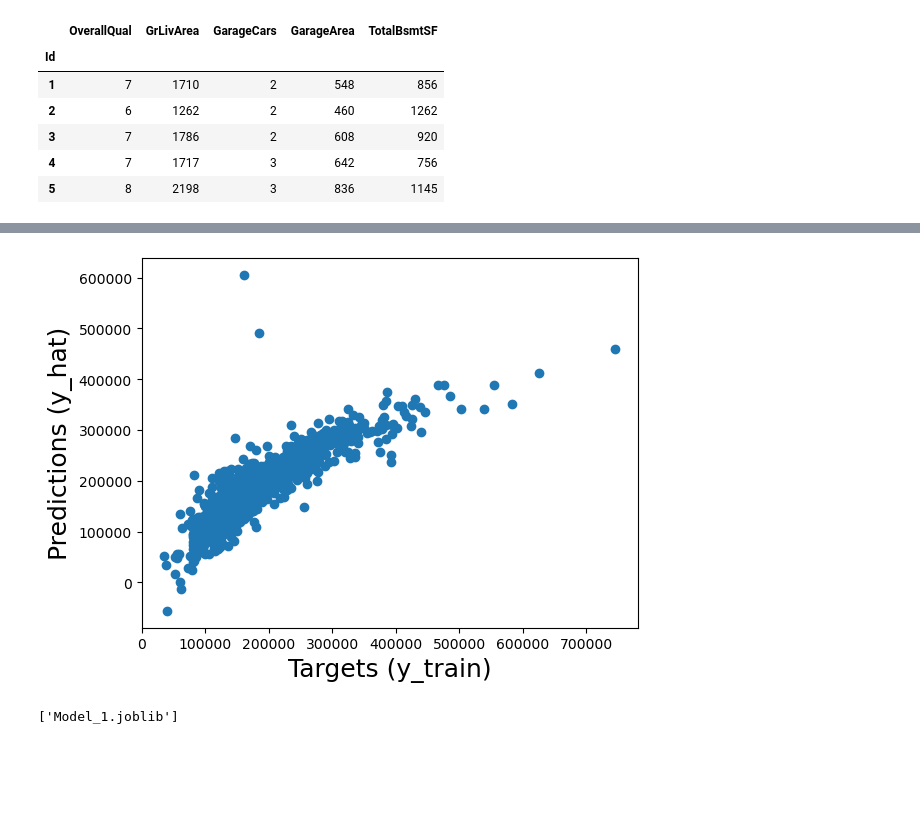
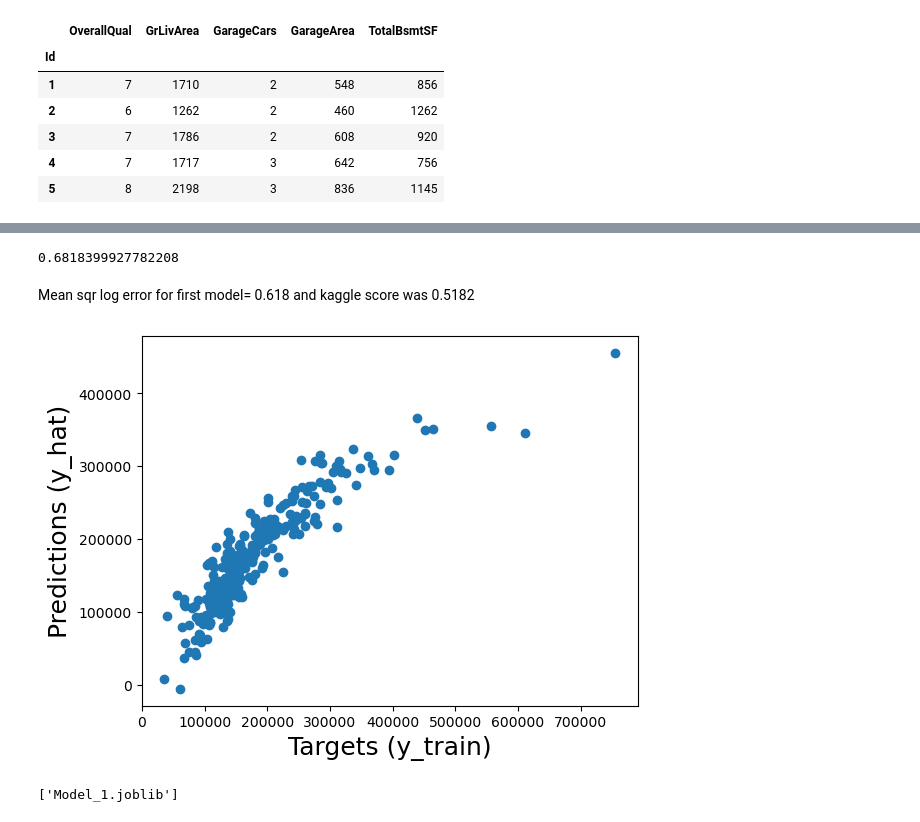
Before and after one commit to gogol24/house-price-prediction-api, a Jupyter notebook: Notebooks/Model_1.ipynb, the cells around one changed output, grey strips where cells are left out. Saved outputs shown, nothing was run; the diff lists cells and outputs as text; code cells hidden in the pictures; blank space fills up the shorter version.

```diff
--- a/Notebooks/Model_1.ipynb
+++ b/Notebooks/Model_1.ipynb
@@ -114,2 +118,2 @@ LinearRegression()
 # %%
-y_hat=reg.predict(x_train)
+y_hat=reg.predict(x_test)
@@ -116,10 +162,24 @@ y_hat=reg.predict(x_train)
+# %%
+from sklearn.metrics import mean_squared_log_error
+
+import numpy as np
+y_pred_no0 = np.maximum(y_hat, 0)
+y_test_no0 = np.maximum(y_test, 0)
+
+rmsle = np.sqrt(mean_squared_log_error(y_test_no0, y_pred_no0))
+
+print(rmsle)
+# %% [output]
+0.6818399927782208
+# %% [markdown]
+Mean sqr log error for first model= 0.618 and kaggle score was 0.5182
 # %%
-plt.scatter(y_train,y_hat)
+plt.scatter(y_test,y_hat)
 plt.xlabel('Targets (y_train)',size=18)
 plt.ylabel('Predictions (y_hat)',size=18)
 plt.show()
 # %% [output]
-[figure, old version]
+[figure, new version]
 # %%
 import joblib
 joblib.dump(reg, 'Model_1.joblib')
```
Also changed, not shown: parts of 11 cells of this notebook, 9 other files.
